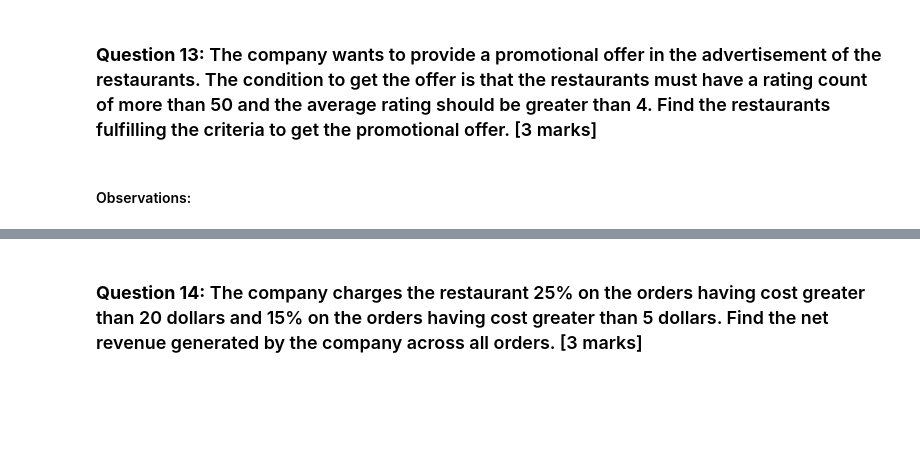
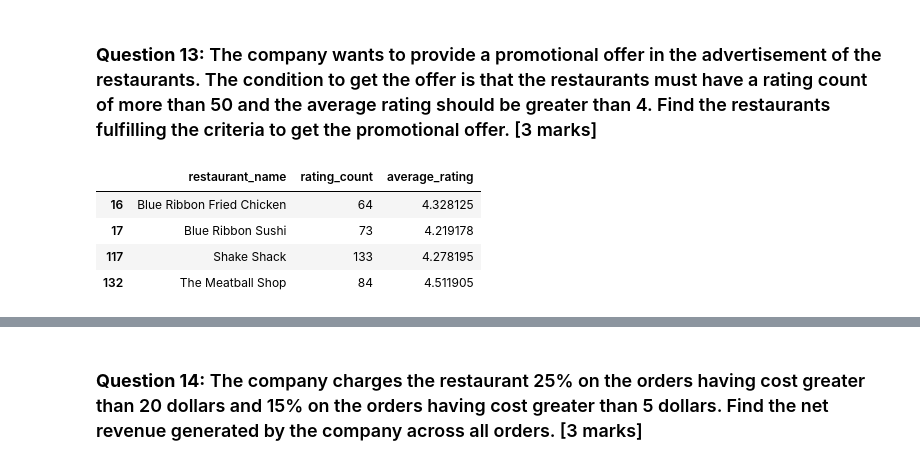
Before and after one commit to Irene-coder-dot/FoodHub_Datadriven_insights, a Jupyter notebook: FoodHub_Project_Learner_Notebook_Full_Code.ipynb, the cells around one changed output, grey strips where cells are left out. Cells and saved outputs as stored; diff of their text form; code cells hidden in the pictures; blank space fills up the shorter version.

```diff
--- a/FoodHub_Project_Learner_Notebook_Full_Code.ipynb
+++ b/FoodHub_Project_Learner_Notebook_Full_Code.ipynb
@@ -338,2 +394,17 @@ The top 5 customer IDs who will receive a 20% discount vouchers are 52832(13 ord
-# %% [markdown]
-#### Observations:
+# %%
+# Write the code here
+# filter out Not given in Rating column and convert to numeric
+df = df[df['rating'] != 'Not given']
+df['rating'] = df['rating'].astype(float)
+# Group by Restaurant name and calculate rating count and average rating
+restaurant_rating = df.groupby('restaurant_name')['rating'].agg(rating_count ='count',average_rating='mean').reset_index() # reset _index coverts grouped column into a regular column and gives a default index
+
+# filters restaurant rating count >50 and average rating >4
+restaurant_promo_offer = restaurant_rating[(restaurant_rating['rating_count'] > 50)&(restaurant_rating['average_rating'] > 4)]
+restaurant_promo_offer
+# %% [output]
+|  | restaurant_name | rating_count | average_rating |
+| 16 | Blue Ribbon Fried Chicken | 64 | 4.328125 |
+| 17 | Blue Ribbon Sushi | 73 | 4.219178 |
+| 117 | Shake Shack | 133 | 4.278195 |
+| 132 | The Meatball Shop | 84 | 4.511905 |
```
Also changed, not shown: parts of 19 cells of this notebook.
